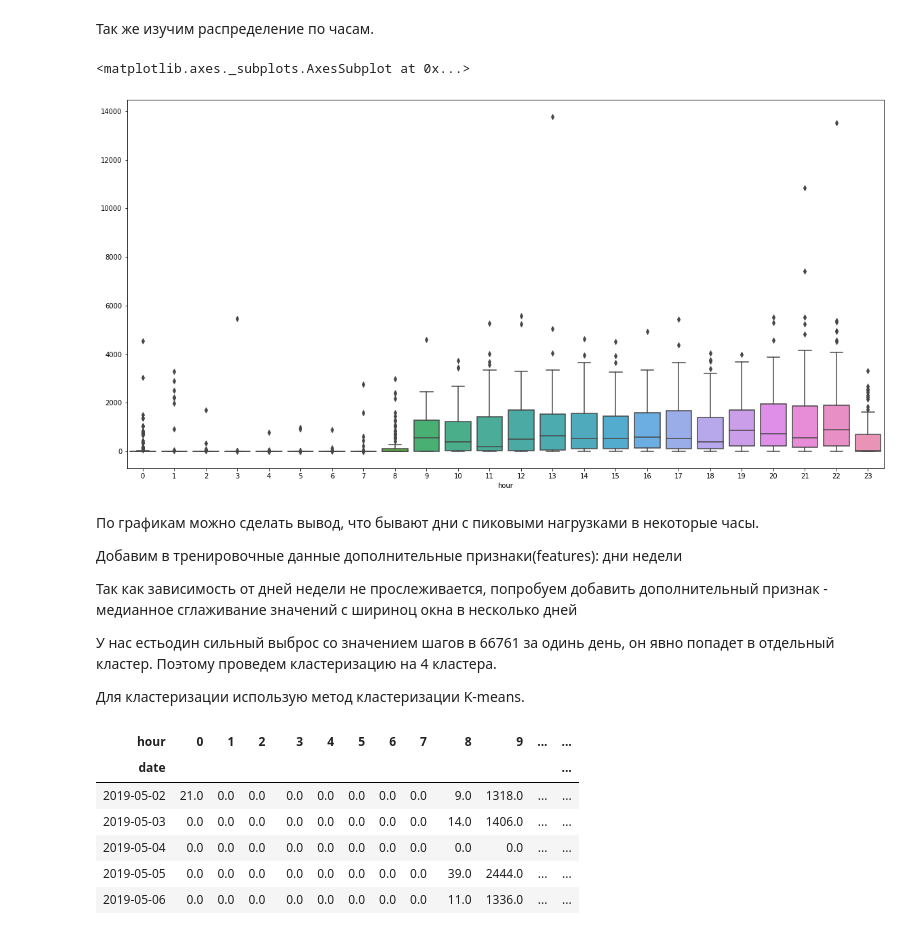
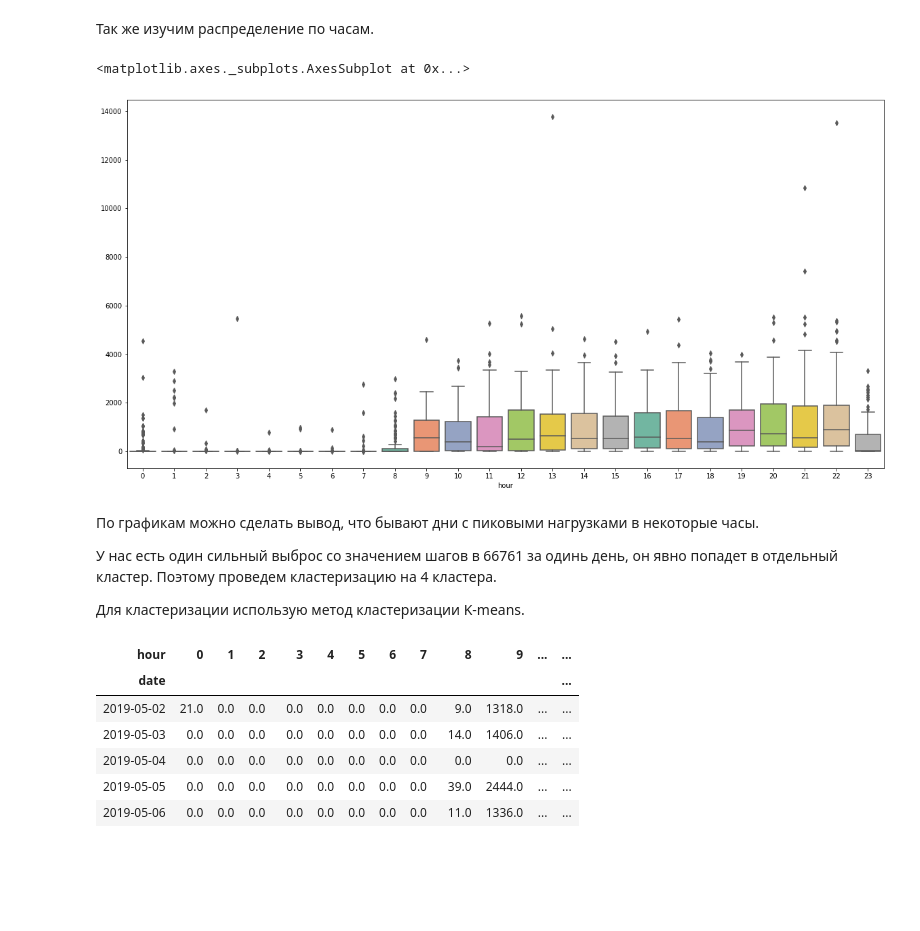
Before and after one commit to alex-lem/DataScience, a Jupyter notebook: TimeSeries_TestTask/Test_task_itog.ipynb, the cells around one changed output. Drawn from its saved outputs; the diff is of its cells as text; code cells hidden in the pictures; blank space fills up the shorter version.

```diff
--- a/TimeSeries_TestTask/Test_task_itog.ipynb
+++ b/TimeSeries_TestTask/Test_task_itog.ipynb
@@ -244,18 +244,14 @@ hour=[0,1,2,3,4,5,6,7,8,9,10,11,12,13,14,15,16,17,18,19,20,21,22,23]
 Так же изучим распределение по часам.
 # %%
 plt.figure(figsize=(20,10))
-sns.boxplot(data=train_data[hour])
+sns.boxplot(data=train_data[hour], palette="Set2")
 # %% [output]
 <matplotlib.axes._subplots.AxesSubplot at 0x...>
-[figure, old version]
+[figure, new version]
 # %% [markdown]
 По графикам можно сделать вывод, что бывают дни с пиковыми нагрузками в некоторые часы.
 
-Добавим в тренировочные данные дополнительные признаки(features): дни недели
-
-Так как зависимость от дней недели не прослеживается, попробуем добавить дополнительный признак - медианное сглаживание значений с шириноц окна в несколько дней
-
-У нас естьодин сильный выброс со значением шагов в 66761 за одинь день, он явно попадет в отдельный кластер. Поэтому проведем кластеризацию на 4 кластера.
+У нас есть один сильный выброс со значением шагов в 66761 за одинь день, он явно попадет в отдельный кластер. Поэтому проведем кластеризацию на 4 кластера.
 
 Для кластеризации использую метод кластеризации K-means.
 # %%
```
Also changed, not shown: parts of 1 cell of this notebook.
